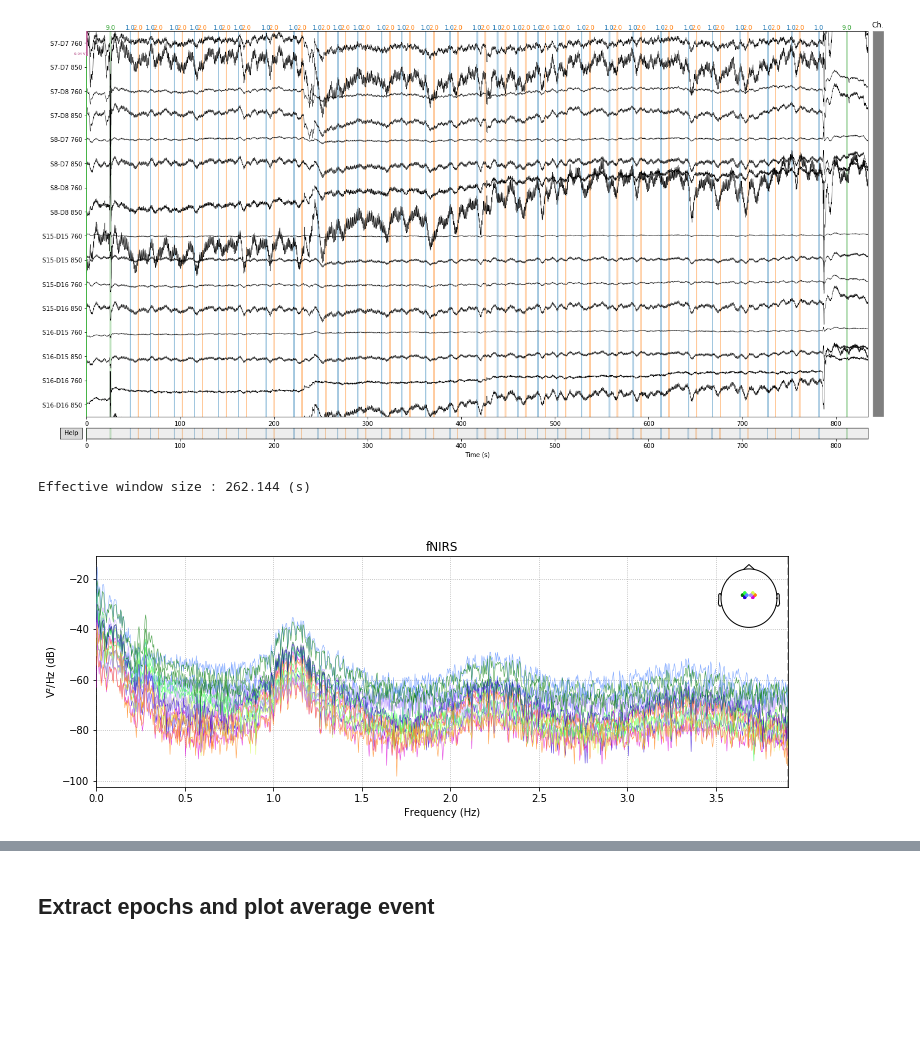
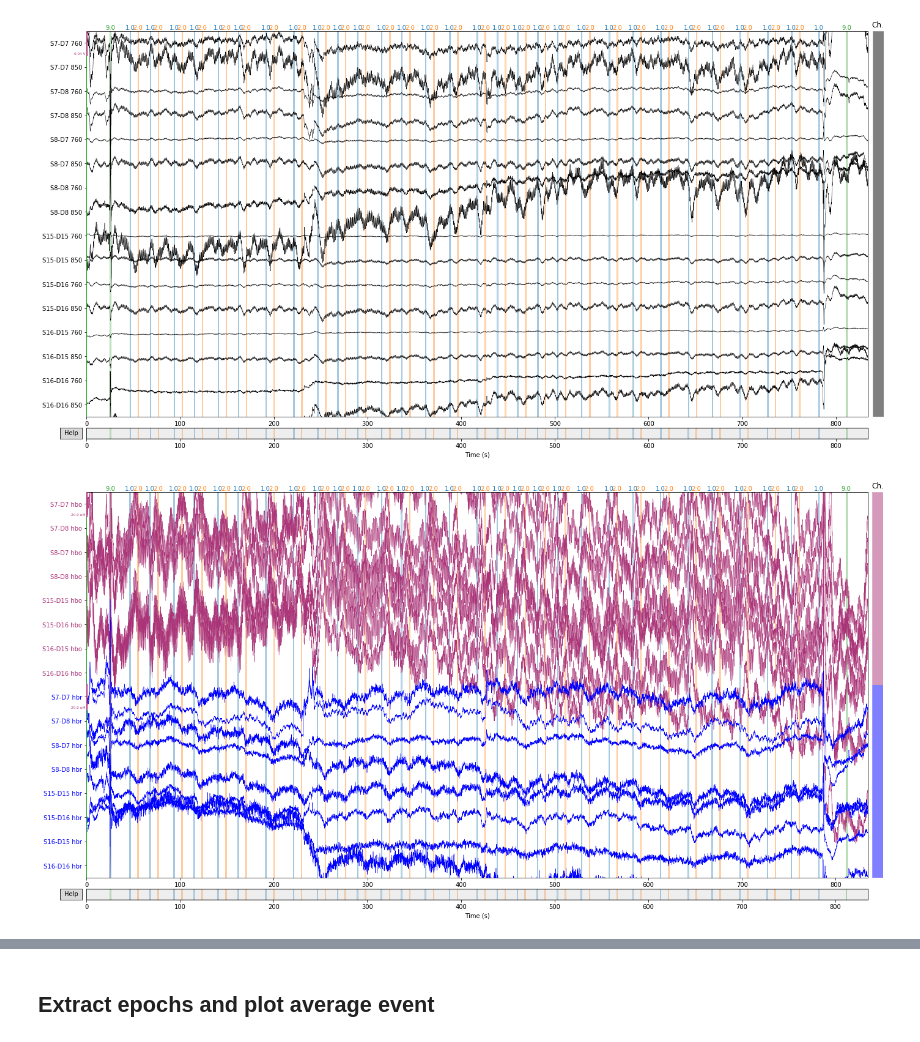
Before and after one commit to rob-luke/mne-fnirs-demo, a Jupyter notebook: Tapping.ipynb, the cells around one changed output, grey strips where cells are left out. Cells and saved outputs as stored; diff of their text form; code cells hidden in the pictures; blank space fills up the shorter version.

```diff
--- a/Tapping.ipynb
+++ b/Tapping.ipynb
@@ -45,15 +45,12 @@ Image(value=b'\x89PNG\r\n\x1a\n\x00\x00\x00\rIHDR\x00\x00\x03 \x00\x00\x03 \x08\
 raw.plot(duration=900, start=0);
 # %% [output]
 [figure]
-# %%
-%matplotlib inline
-plt.rcParams["figure.figsize"] = (12,4)
-
-raw.plot_psd();
-# %% [output]
-Effective window size : 262.144 (s)
-[figure, removed]
 # %%
+%matplotlib inline
+
 raw = mne.preprocessing.optical_density(raw)
 raw = mne.preprocessing.beer_lambert_law(raw)
+raw.plot(duration=900, start=0);
+# %% [output]
+[figure, added]
 # %%
```
Also changed, not shown: parts of 12 cells of this notebook.
